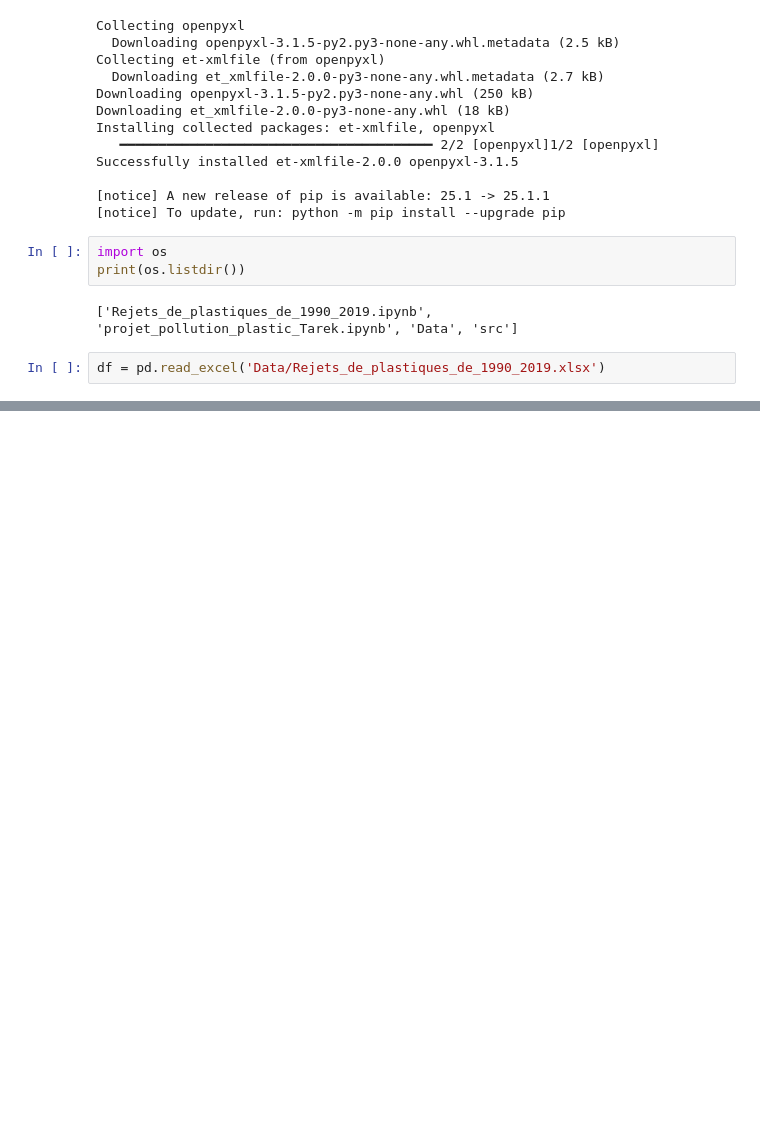
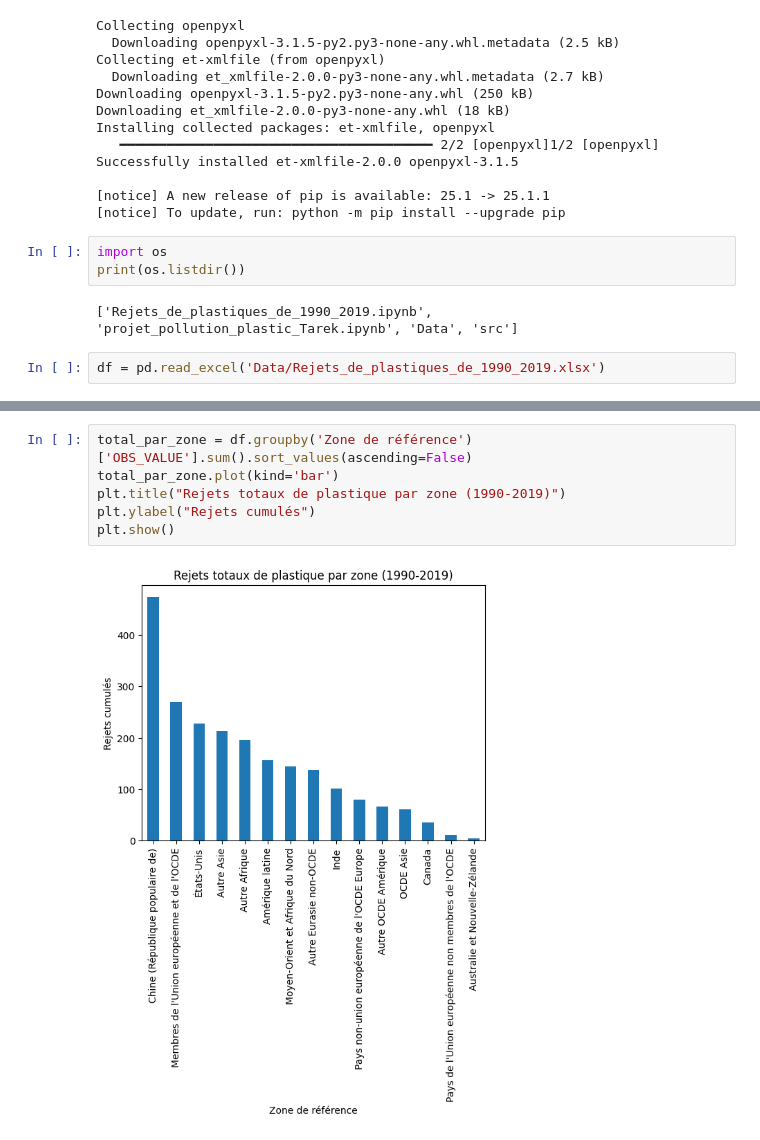
Before and after one commit to Mias21/projet_pollution_plastic, a Jupyter notebook: Notebook_Tarek/Rejets_de_plastiques_de_1990_2019.ipynb, the cells around one changed output, grey strips where cells are left out. Drawn from its saved outputs; the diff is of its cells as text; blank space fills up the shorter version.

```diff
--- a/Notebook_Tarek/Rejets_de_plastiques_de_1990_2019.ipynb
+++ b/Notebook_Tarek/Rejets_de_plastiques_de_1990_2019.ipynb
@@ -26,0 +345,8 @@ df = pd.read_excel('Data/Rejets_de_plastiques_de_1990_2019.xlsx')
+# %%
+total_par_zone = df.groupby('Zone de référence')['OBS_VALUE'].sum().sort_values(ascending=False)
+total_par_zone.plot(kind='bar')
+plt.title("Rejets totaux de plastique par zone (1990-2019)")
+plt.ylabel("Rejets cumulés")
+plt.show()
+# %% [output]
+[figure, added]
```
Also changed, not shown: parts of 39 cells of this notebook, 4 other files.
